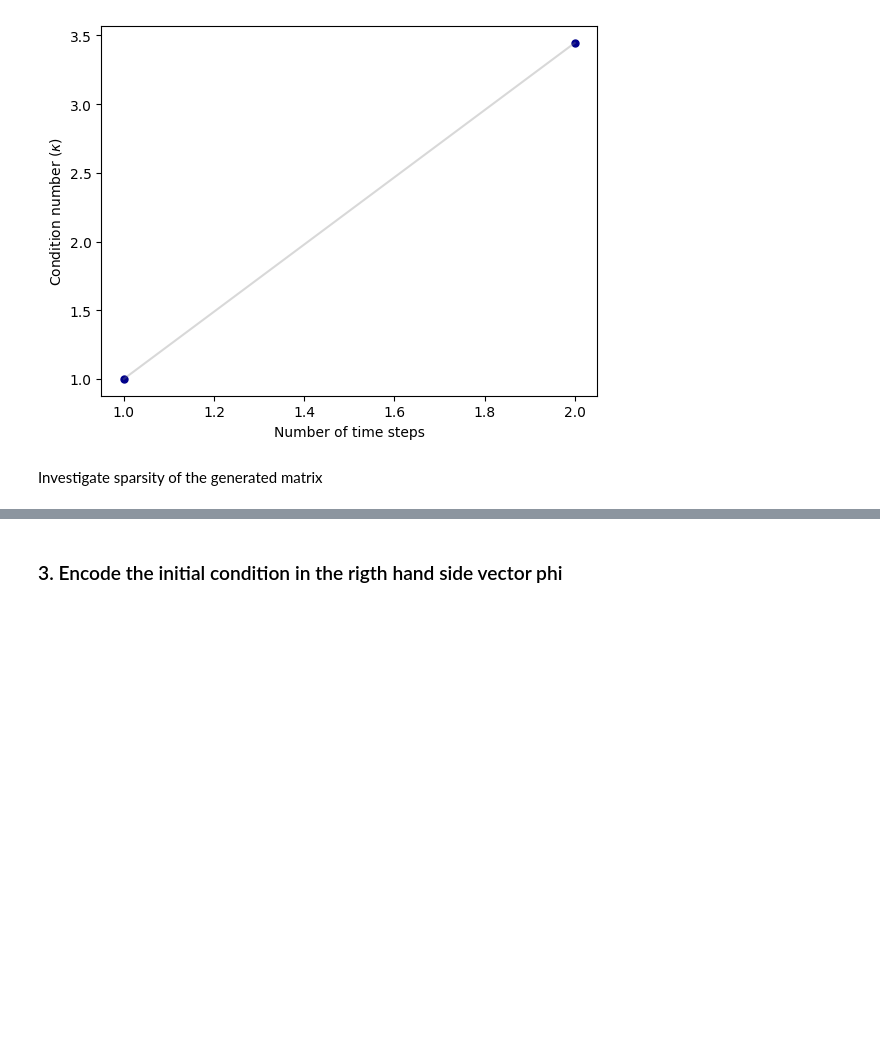
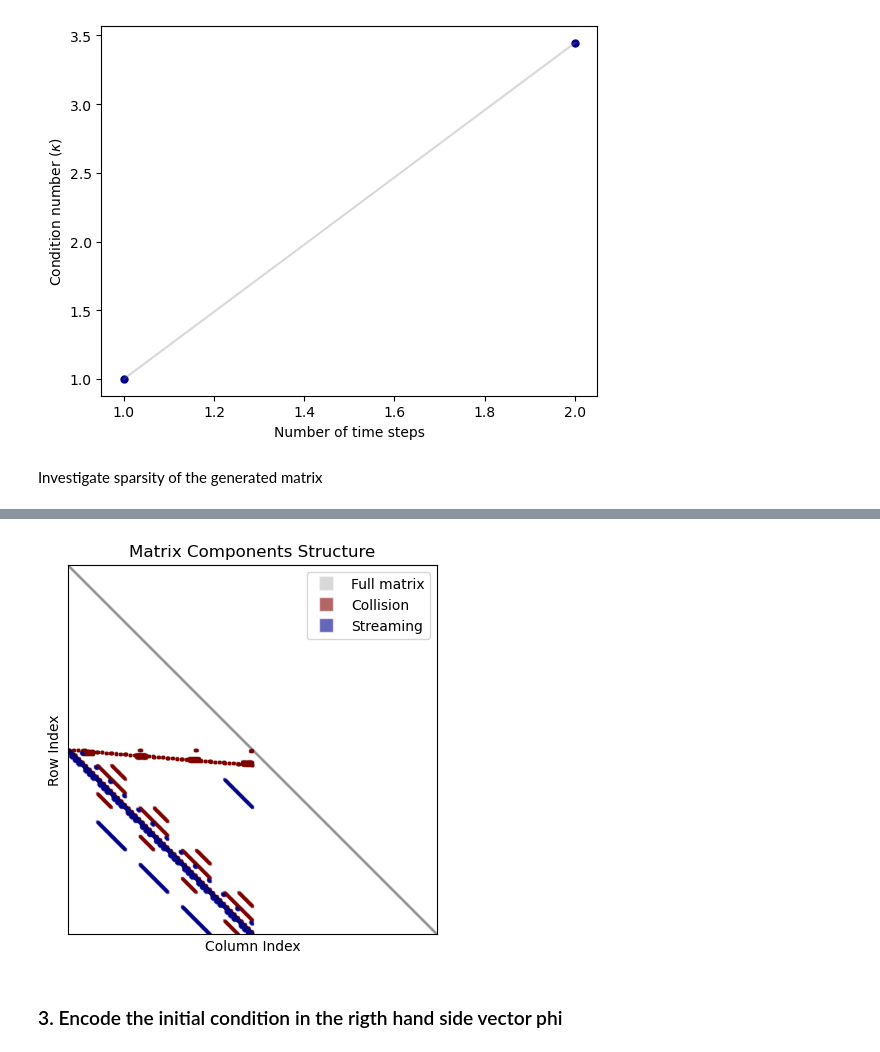
Before and after one commit to petr-ivashkov/quantech-swe-qlss, a Jupyter notebook: Full_Classical_Code.ipynb, the cells around one changed output, grey strips where cells are left out. Saved outputs shown, nothing was run; the diff lists cells and outputs as text; code cells hidden in the pictures; blank space fills up the shorter version.

Commit message:
added matrix strucutre  coloring

```diff
--- a/Full_Classical_Code.ipynb
+++ b/Full_Classical_Code.ipynb
@@ -348,3 +348,39 @@ plt.show()
+# %%
+# Create zero matrices of the same size as Lin_Euler_Matrix
+Cc_embedded = np.zeros_like(Lin_Euler_Matrix)
+Cs_embedded = np.zeros_like(Lin_Euler_Matrix)
+
+# Embed Cc and Cs into their respective positions in each block
+block_size = CL_LBE_Matrix.shape[0]
+n_blocks = Lin_Euler_Matrix.shape[0] // block_size
+
+Cc_embedded[block_size-1:-1, 0:block_size] = Cc
+Cs_embedded[block_size-1:-1, 0:block_size] = Cs
+
+# Plot the components
+plt.spy(Lin_Euler_Matrix, markersize=1, color='gray', alpha=0.05)
+plt.spy(Cc_embedded, markersize=1.5, color='maroon', alpha=0.1)
+plt.spy(Cs_embedded, markersize=1.5, color='darkblue', alpha=0.1)
+
+plt.title("Matrix Components Structure")
+plt.xlabel("Column Index")
+plt.ylabel("Row Index")
+
+# Remove axis ticks
+plt.xticks([])
+plt.yticks([])
+
+legend_elements = [
+    plt.Line2D([0], [0], marker='s', color='w', markerfacecolor='gray', markersize=10, alpha=0.3, label='Full matrix'),
+    plt.Line2D([0], [0], marker='s', color='w', markerfacecolor='maroon', markersize=10, alpha=0.6, label='Collision'),
+    plt.Line2D([0], [0], marker='s', color='w', markerfacecolor='darkblue', markersize=10, alpha=0.6, label='Streaming')
+]
+plt.legend(handles=legend_elements)
+
+
+plt.show()
+# %% [output]
+[figure, added]
 # %% [markdown]
 ### 3. Encode the initial condition in the rigth hand side vector phi
 # %%
```
Also changed, not shown: parts of 4 cells of this notebook, 1 other file.
